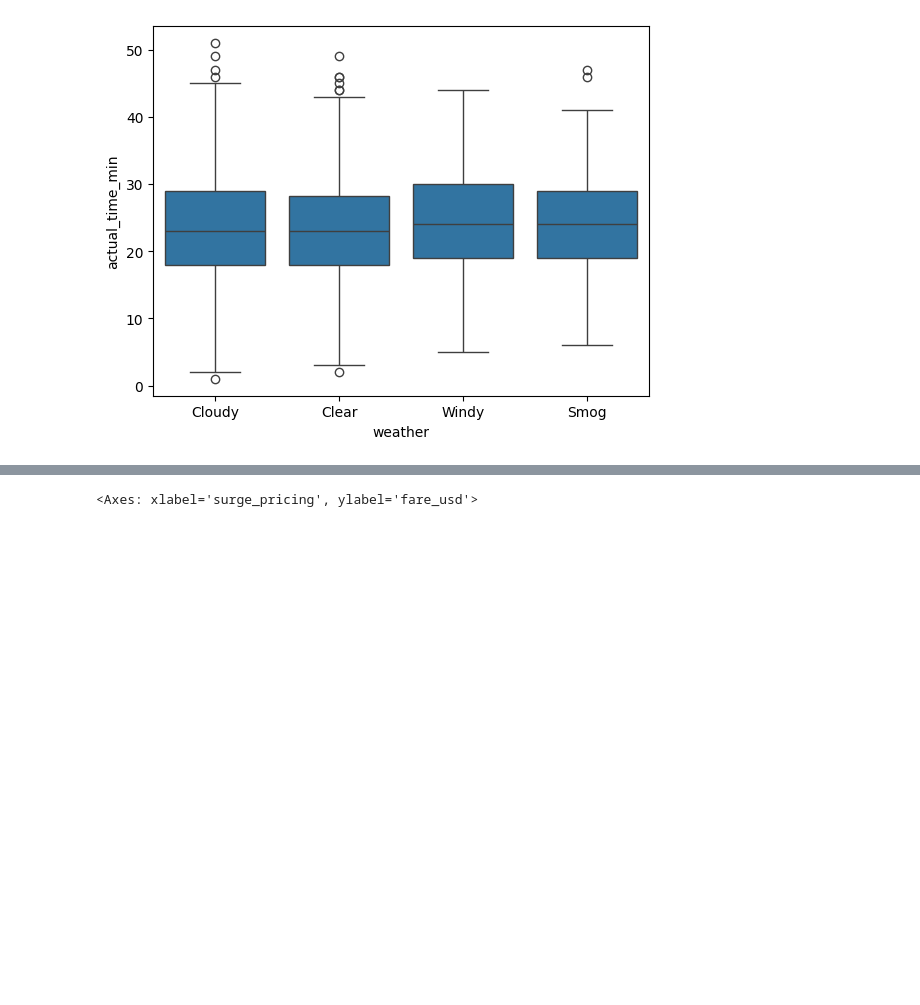
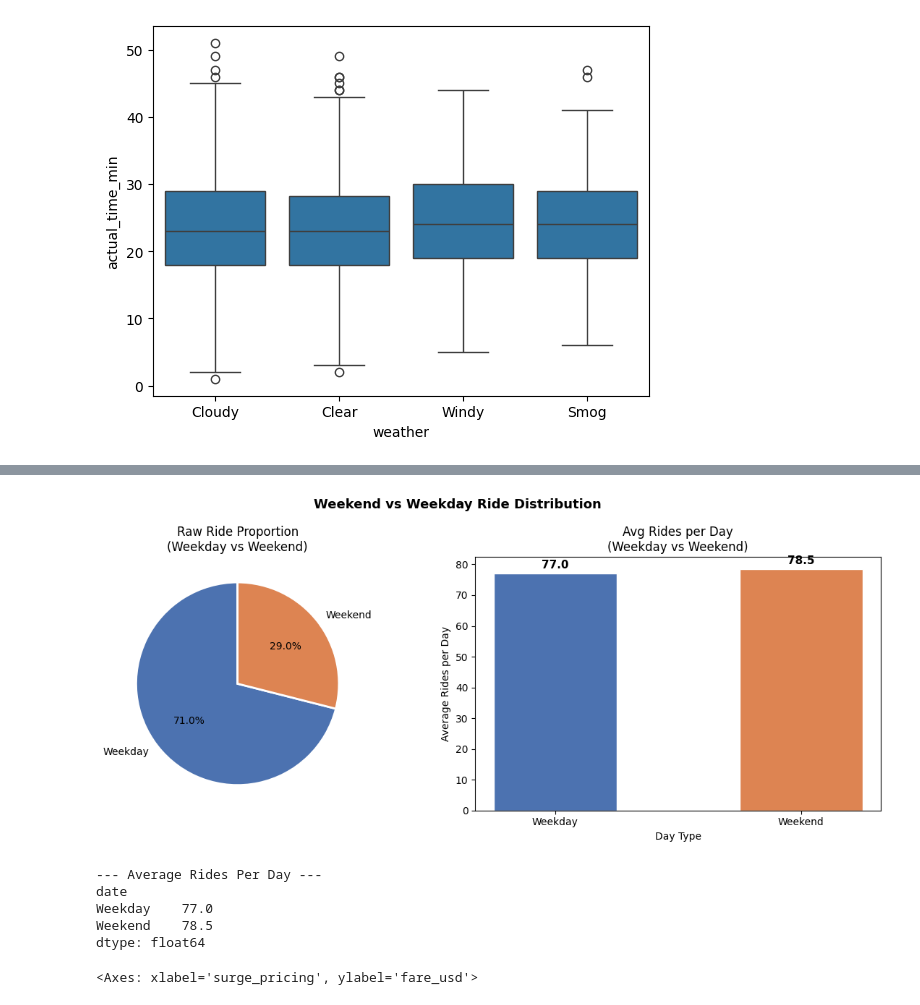
Before and after one commit to LaimengEung/system-analysis-group-final-project, a Jupyter notebook: analysis.ipynb, the cells around one changed output, grey strips where cells are left out. Drawn from its saved outputs; the diff is of its cells as text; code cells hidden in the pictures; blank space fills up the shorter version.

```diff
--- a/analysis.ipynb
+++ b/analysis.ipynb
@@ -275,3 +286,69 @@ sns.boxplot(data, x='weather', y='actual_time_min')
+# %%
+# Does weekend and weekday have different ride proportion (normalized per day)?
+
+day_name = pd.to_datetime(data['date']).dt.day_name()
+weekend_days = ['Saturday', 'Sunday']
+day_type = day_name.apply(lambda d: 'Weekend' if d in weekend_days else 'Weekday')
+
+# Count total rides per type
+day_type_counts = day_type.value_counts()
+
+# Count number of unique days per type
+unique_days = pd.DataFrame({'day_name': day_name, 'day_type': day_type, 'date': data['date']})
+num_days_per_type = unique_days.drop_duplicates('date').groupby('day_type')['date'].count()
+
+# Average rides per day (normalized)
+avg_rides = day_type_counts / num_days_per_type
+avg_rides = avg_rides.reindex(['Weekday', 'Weekend'])
+
+colors = ['#4C72B0', '#DD8452']
+
+fig, axes = plt.subplots(1, 2, figsize=(12, 5))
+
+# --- Left: Pie chart (raw proportion) ---
+axes[0].pie(
+    day_type_counts,
+    labels=day_type_counts.index,
+    autopct='%1.1f%%',
+    colors=colors,
+    startangle=90,
+    wedgeprops=dict(edgecolor='white', linewidth=2)
+)
+axes[0].set_title('Raw Ride Proportion\n(Weekday vs Weekend)')
+
+# --- Right: Avg rides per day (normalized) ---
+bars = axes[1].bar(
+    avg_rides.index,
+    avg_rides.values,
+    color=colors,
+    edgecolor='white',
+    width=0.5
+)
+axes[1].set_title('Avg Rides per Day\n(Weekday vs Weekend)')
+axes[1].set_xlabel('Day Type')
+axes[1].set_ylabel('Average Rides per Day')
+
+for bar in bars:
+    axes[1].text(
+        bar.get_x() + bar.get_width() / 2,
+        bar.get_height() + 1,
+        f'{bar.get_height():.1f}',
+        ha='center', va='bottom', fontsize=11, fontweight='bold'
+    )
+
+plt.suptitle('Weekend vs Weekday Ride Distribution', fontsize=13, fontweight='bold')
+plt.tight_layout()
+plt.show()
+
+print("\n--- Average Rides Per Day ---")
+print(avg_rides.round(2))
+# %% [output]
+[figure, added]
+--- Average Rides Per Day ---
+date
+Weekday    77.0
+Weekend    78.5
+dtype: float64
 # %%
 # Does surge pricing affect rating
 sns.boxplot(data, x='surge_pricing', y='fare_usd')
```
Also changed, not shown: parts of 23 cells of this notebook.
